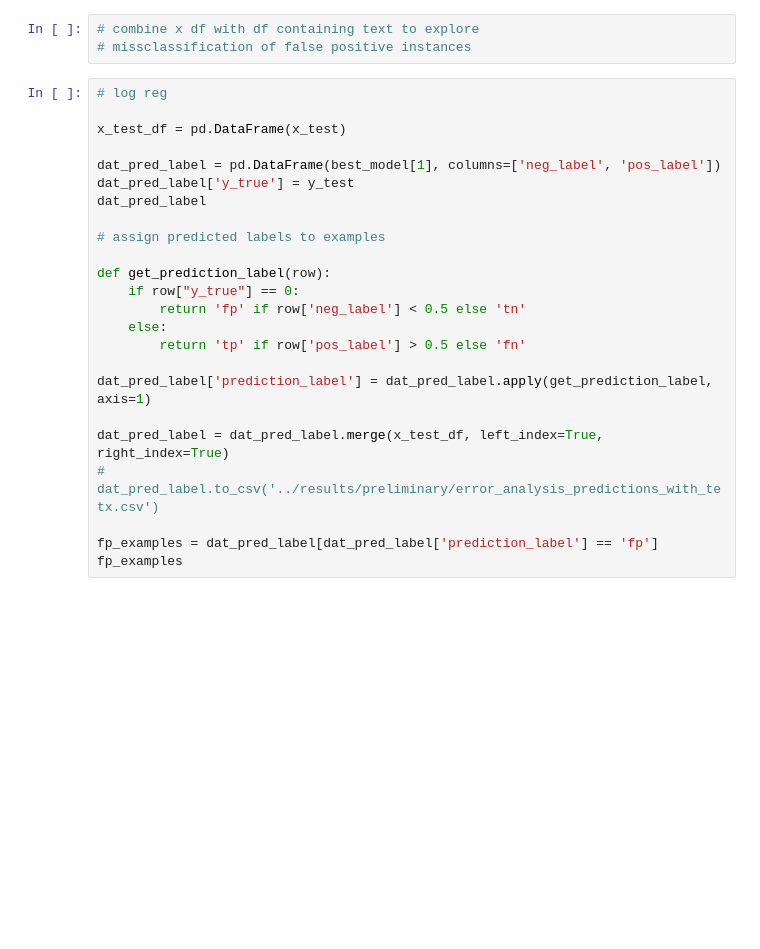
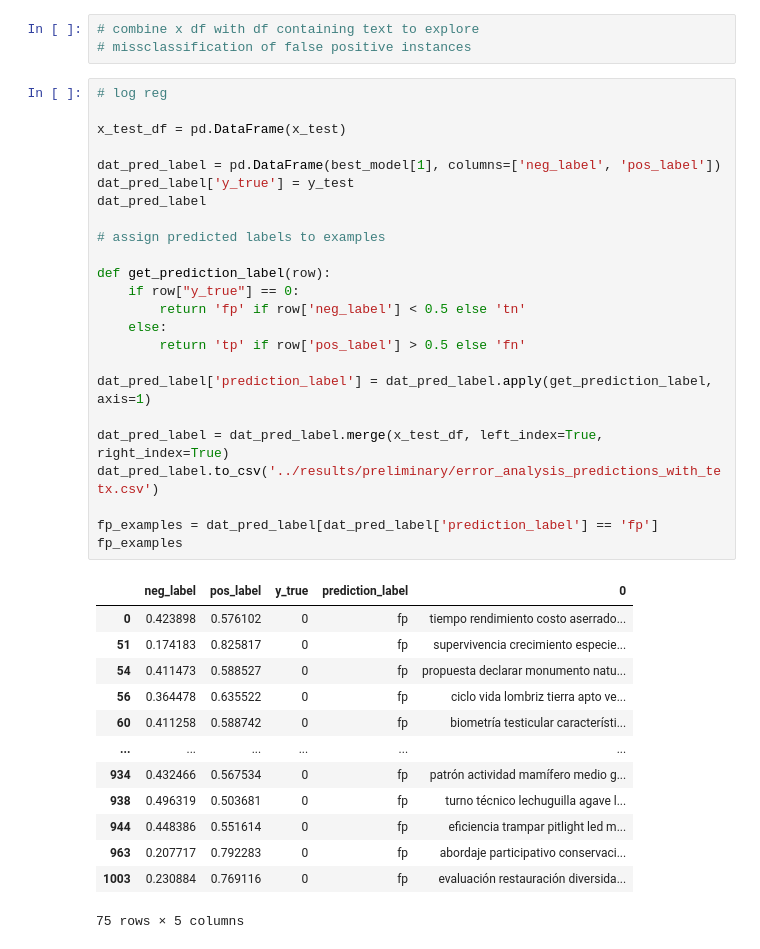
Before and after one commit to vberdejoespinola/translate-text-classifier-spanish, a Jupyter notebook: scripts/3.model_training.ipynb, the cells around one changed output. Drawn from its saved outputs; the diff is of its cells as text; blank space fills up the shorter version.

Commit message:
adding script with  reference results, and results

```diff
--- a/scripts/3.model_training.ipynb
+++ b/scripts/3.model_training.ipynb
@@ -474,24 +555,38 @@ plt.show();
 # %%
 # log reg
 
 x_test_df = pd.DataFrame(x_test)
 
 dat_pred_label = pd.DataFrame(best_model[1], columns=['neg_label', 'pos_label'])
 dat_pred_label['y_true'] = y_test
 dat_pred_label
 
 # assign predicted labels to examples
 
 def get_prediction_label(row):
     if row["y_true"] == 0:
         return 'fp' if row['neg_label'] < 0.5 else 'tn'
     else:
         return 'tp' if row['pos_label'] > 0.5 else 'fn'
 
 dat_pred_label['prediction_label'] = dat_pred_label.apply(get_prediction_label, axis=1)
 
 dat_pred_label = dat_pred_label.merge(x_test_df, left_index=True, right_index=True)
-# dat_pred_label.to_csv('../results/preliminary/error_analysis_predictions_with_tetx.csv')
+dat_pred_label.to_csv('../results/preliminary/error_analysis_predictions_with_tetx.csv')
 
 fp_examples = dat_pred_label[dat_pred_label['prediction_label'] == 'fp']
 fp_examples
+# %% [output]
+|  | neg_label | pos_label | y_true | prediction_label | 0 |
+| 0 | 0.423898 | 0.576102 | 0 | fp | tiempo rendimiento costo aserrado... |
+| 51 | 0.174183 | 0.825817 | 0 | fp | supervivencia crecimiento especie... |
+| 54 | 0.411473 | 0.588527 | 0 | fp | propuesta declarar monumento natu... |
+| 56 | 0.364478 | 0.635522 | 0 | fp | ciclo vida lombriz tierra apto ve... |
+| 60 | 0.411258 | 0.588742 | 0 | fp | biometría testicular característi... |
+| ... | ... | ... | ... | ... | ... |
+| 934 | 0.432466 | 0.567534 | 0 | fp | patrón actividad mamífero medio g... |
+| 938 | 0.496319 | 0.503681 | 0 | fp | turno técnico lechuguilla agave l... |
+| 944 | 0.448386 | 0.551614 | 0 | fp | eficiencia trampar pitlight led m... |
+| 963 | 0.207717 | 0.792283 | 0 | fp | abordaje participativo conservaci... |
+| 1003 | 0.230884 | 0.769116 | 0 | fp | evaluación restauración diversida... |
+75 rows × 5 columns
```
Also changed, not shown: parts of 9 cells of this notebook, 3 other files.
